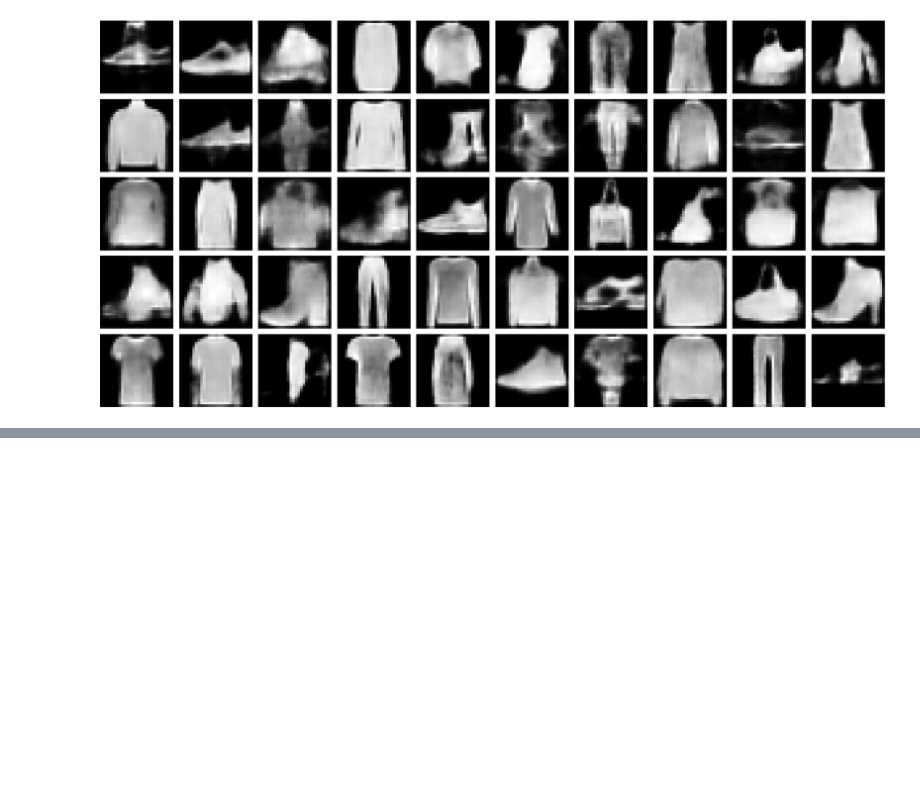
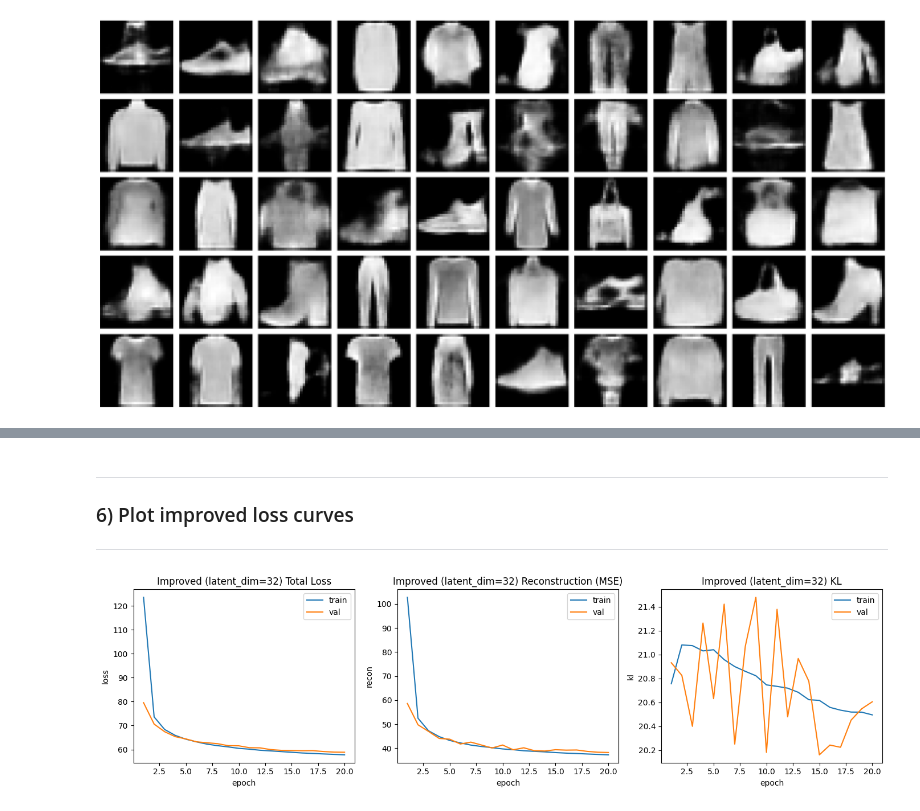
Before and after one commit to FaridMahmoudzadeh/Variational-Autoencoder, a Jupyter notebook: Variational Autoencoder.ipynb, the cells around one changed output, grey strips where cells are left out. Drawn from its saved outputs; the diff is of its cells as text; code cells hidden in the pictures; blank space fills up the shorter version.

```diff
--- a/Variational Autoencoder.ipynb
+++ b/Variational Autoencoder.ipynb
@@ -532,0 +674,34 @@ sample_from_prior(model, n=50, device=device)
+# %% [markdown]
+ -----------------------------
+### 6) Plot improved loss curves
+ -----------------------------
+# %%
+def plot_history(history, title_prefix=""):
+    epochs = np.arange(1, len(history["train"]) + 1)
+
+    plt.figure(figsize=(14,4))
+
+    plt.subplot(1,3,1)
+    plt.plot(epochs, [h["loss"] for h in history["train"]], label="train")
+    plt.plot(epochs, [h["loss"] for h in history["val"]], label="val")
+    plt.title(f"{title_prefix} Total Loss")
+    plt.xlabel("epoch"); plt.ylabel("loss"); plt.legend()
+
+    plt.subplot(1,3,2)
+    plt.plot(epochs, [h["recon"] for h in history["train"]], label="train")
+    plt.plot(epochs, [h["recon"] for h in history["val"]], label="val")
+    plt.title(f"{title_prefix} Reconstruction (MSE)")
+    plt.xlabel("epoch"); plt.ylabel("recon"); plt.legend()
+
+    plt.subplot(1,3,3)
+    plt.plot(epochs, [h["kl"] for h in history["train"]], label="train")
+    plt.plot(epochs, [h["kl"] for h in history["val"]], label="val")
+    plt.title(f"{title_prefix} KL")
+    plt.xlabel("epoch"); plt.ylabel("kl"); plt.legend()
+
+    plt.tight_layout()
+    plt.show()
+
+plot_history(improved_history, title_prefix="Improved (latent_dim=32)")
+# %% [output]
+[figure, added]
```
Also changed, not shown: parts of 13 cells of this notebook.
